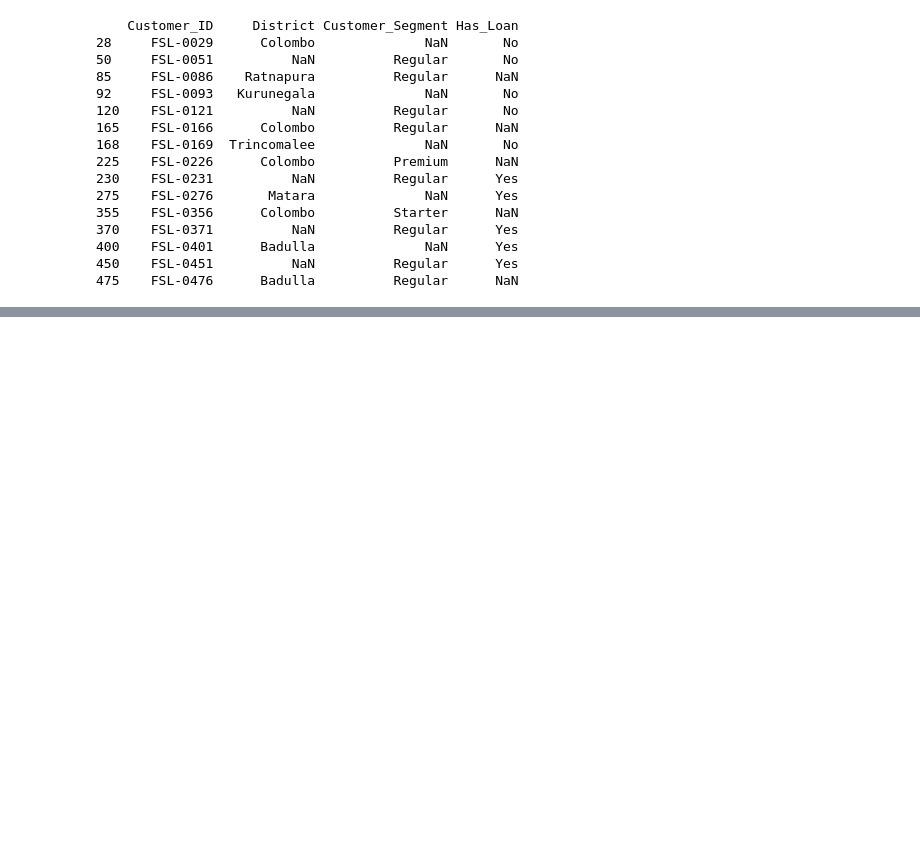
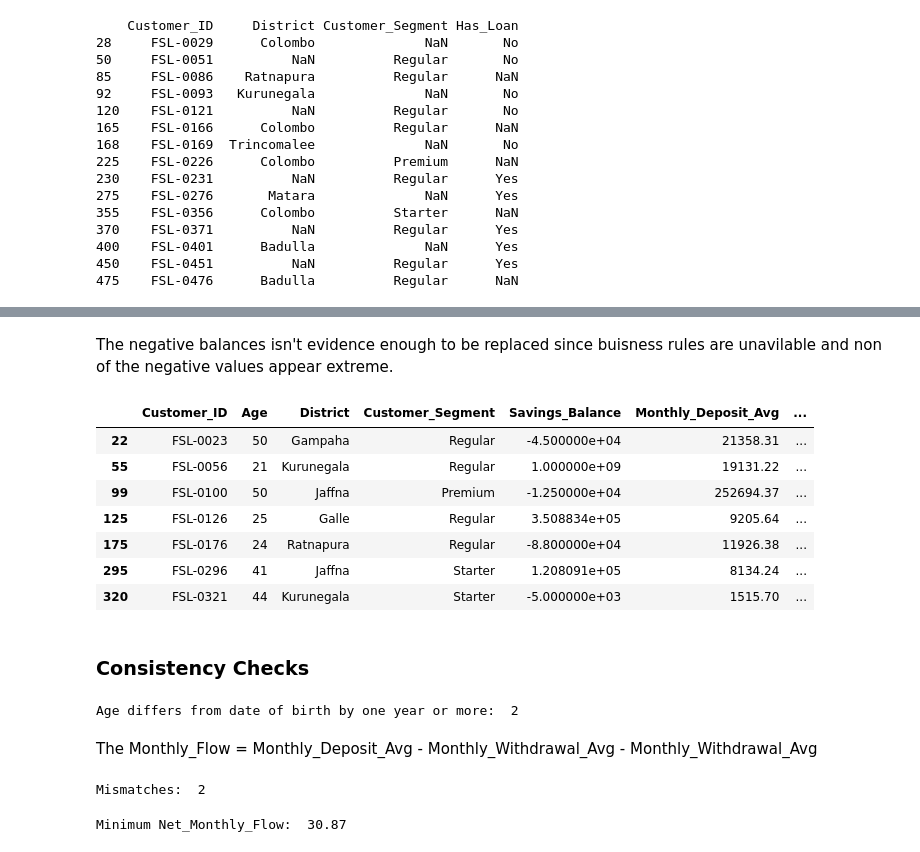
Before and after one commit to RyanAdrianRavikumar/default_loan_analysis, a Jupyter notebook: FinSight_Lanka_Analysis/Ryan_Ravikumar_FinSightAssessment_Workings.ipynb, the cells around one changed output, grey strips where cells are left out. Drawn from its saved outputs; the diff is of its cells as text; code cells hidden in the pictures; blank space fills up the shorter version.

```diff
--- a/FinSight_Lanka_Analysis/Ryan_Ravikumar_FinSightAssessment_Workings.ipynb
+++ b/FinSight_Lanka_Analysis/Ryan_Ravikumar_FinSightAssessment_Workings.ipynb
@@ -284,0 +382,61 @@ print(df.loc[df[["District", "Customer_Segment", "Has_Loan"]].isna().any(axis=1)
+# %% [markdown]
+The negative balances isn't evidence enough to be replaced since buisness rules are unavilable and non of the negative values appear extreme.
+# %%
+
+flagged_ids = [
+    "FSL-0023",
+    "FSL-0100",
+    "FSL-0176",
+    "FSL-0321",
+    "FSL-0056",
+    "FSL-0126",
+    "FSL-0296"
+]
+
+columns_to_check = [
+    "Customer_ID",
+    "Age",
+    "District",
+    "Customer_Segment",
+    "Savings_Balance",
+    "Monthly_Deposit_Avg",
+    "Monthly_Withdrawal_Avg",
+    "Net_Monthly_Flow",
+    "Has_Loan",
+    "Account_Status"
+]
+
+display(
+    df.loc[
+        df["Customer_ID"].isin(flagged_ids),
+        columns_to_check
+    ]
+)
+# %% [output]
+|  | Customer_ID | Age | District | Customer_Segment | Savings_Balance | Monthly_Deposit_Avg | ... |
+| 22 | FSL-0023 | 50 | Gampaha | Regular | -4.500000e+04 | 21358.31 | ... |
+| 55 | FSL-0056 | 21 | Kurunegala | Regular | 1.000000e+09 | 19131.22 | ... |
+| 99 | FSL-0100 | 50 | Jaffna | Premium | -1.250000e+04 | 252694.37 | ... |
+| 125 | FSL-0126 | 25 | Galle | Regular | 3.508834e+05 | 9205.64 | ... |
+| 175 | FSL-0176 | 24 | Ratnapura | Regular | -8.800000e+04 | 11926.38 | ... |
+| 295 | FSL-0296 | 41 | Jaffna | Starter | 1.208091e+05 | 8134.24 | ... |
+| 320 | FSL-0321 | 44 | Kurunegala | Starter | -5.000000e+03 | 1515.70 | ... |
+# %% [markdown]
+### Consistency Checks
+# %%
+age_from_dob=(current_date-df["Date_of_Birth"]).dt.days//365.25
+age_gap=(age_from_dob-df["Age"]).abs()>1
+print("Age differs from date of birth by one year or more: ", age_gap.sum())
+# %% [output]
+Age differs from date of birth by one year or more:  2
+# %% [markdown]
+The Monthly_Flow = Monthly_Deposit_Avg - Monthly_Withdrawal_Avg - Monthly_Withdrawal_Avg
+# %%
+flow_gap=(df["Monthly_Deposit_Avg"]-df["Monthly_Withdrawal_Avg"]-df["Net_Monthly_Flow"]).abs()>1
+print("Mismatches: ", flow_gap.sum())
+# %% [output]
+Mismatches:  2
+# %%
+print("Minimum Net_Monthly_Flow: ", df["Net_Monthly_Flow"].min())
+# %% [output]
+Minimum Net_Monthly_Flow:  30.87
```
Also changed, not shown: parts of 17 cells of this notebook.
